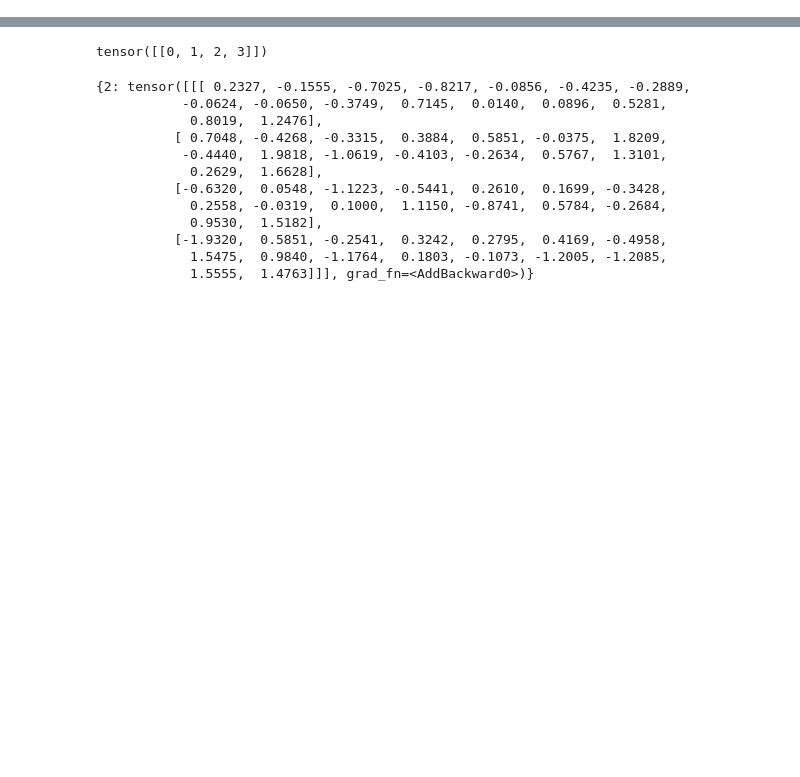
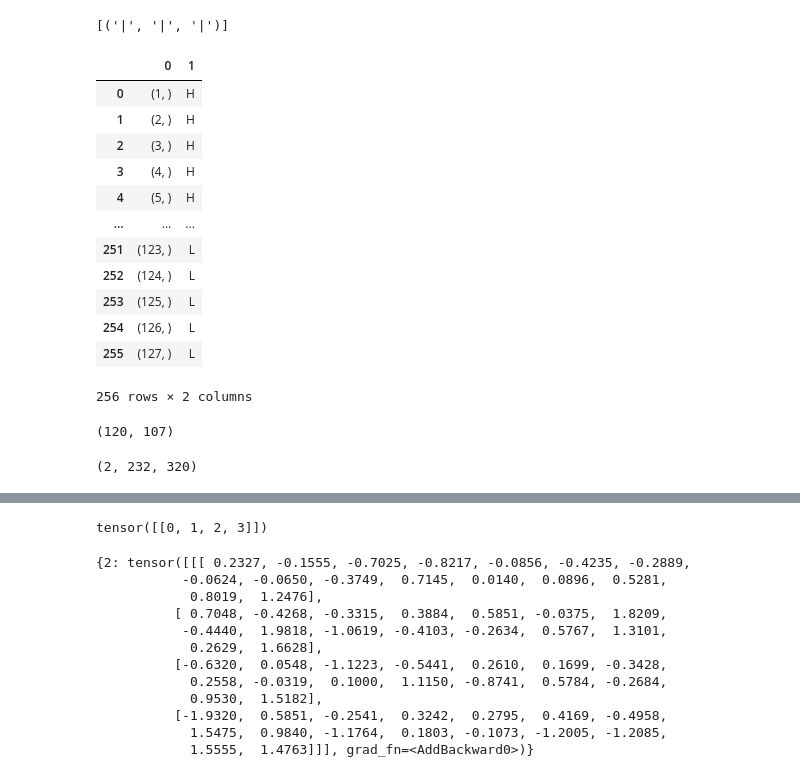
Before and after one commit to MattBeton/AbLang, a Jupyter notebook: notebooks/explore.ipynb, the cells around one changed output, grey strips where cells are left out. Saved outputs shown, nothing was run; the diff lists cells and outputs as text; code cells hidden in the pictures; blank space fills up the shorter version.

```diff
--- a/notebooks/explore.ipynb
+++ b/notebooks/explore.ipynb
@@ -21,0 +124,14 @@ ablang
+# %%
+def msa_antibody_numbering(seqs, chain = 'H'):
+
+    anarci_out = anarci.run_anarci(
+        pd.DataFrame(seqs).reset_index().values.tolist(),
+        ncpu=10,
+        scheme='imgt',
+        allowed_species=['human', 'mouse'],
+    )
+    number_alignment = get_number_alignment(anarci_out)
+    number_alignment[1] = chain
+    seqs = [''.join([i[1] for i in onarci[0][0]]).replace('-','') for onarci in anarci_out[1]]
+
+    return anarci_out, seqs, number_alignment
@@ -21,0 +181,6 @@ ablang
+# %%
+anarci_out_heavy, seqs_heavy, number_alignment_heavy = msa_antibody_numbering([i[0] for i in tmp_seqs])
+anarci_out_light, seqs_light, number_alignment_light = msa_antibody_numbering([i[1] for i in tmp_seqs])
+# %%
+number_alignment_heavy[1] = 'H'
+number_alignment_light[1] = 'L'
@@ -21,0 +200,27 @@ ablang
+# %%
+[("|", "|", "|")]
+# %% [output]
+[('|', '|', '|')]
+# %%
+number_alignment = pd.concat([number_alignment_heavy, pd.DataFrame([["|", "|"]]), number_alignment_light]).reset_index(drop=True)
+seqs = [f"{heavy}|{light}" for heavy, light in zip(seqs_heavy, seqs_light)]
+anarci_out = [
+    [(i[0], 'H', i[1]) for i in heavy[0][0]] + [("|", "|", "|")] + [(i[0], 'L', i[1]) for i in light[0][0]] \
+    for heavy, light in zip(anarci_out_heavy[1], anarci_out_light[1])
+]
+# %%
+number_alignment
+# %% [output]
+|  | 0 | 1 |
+| 0 | (1, ) | H |
+| 1 | (2, ) | H |
+| 2 | (3, ) | H |
+| 3 | (4, ) | H |
+| 4 | (5, ) | H |
+| ... | ... | ... |
+| 251 | (123, ) | L |
+| 252 | (124, ) | L |
+| 253 | (125, ) | L |
+| 254 | (126, ) | L |
+| 255 | (127, ) | L |
+256 rows × 2 columns
@@ -21,0 +231,8 @@ ablang
+# %%
+len(heavy), len(light)
+# %% [output]
+(120, 107)
+# %%
+residue_states.shape
+# %% [output]
+(2, 232, 320)
```
Also changed, not shown: parts of 37 cells of this notebook, 7 other files.
